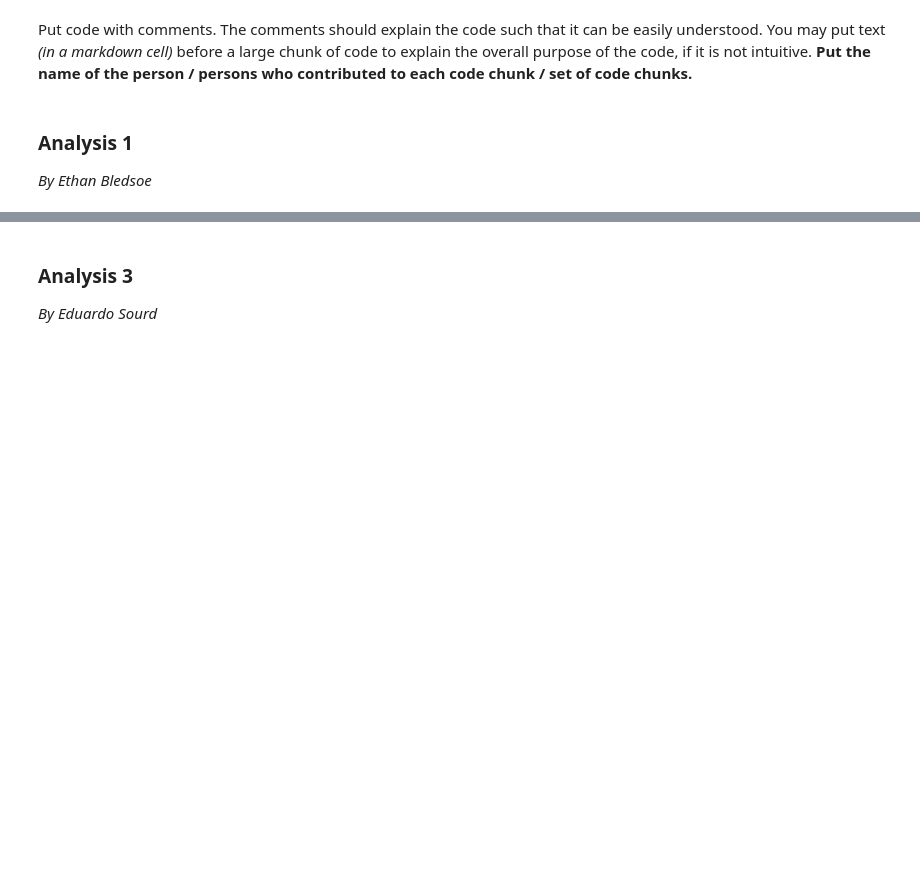
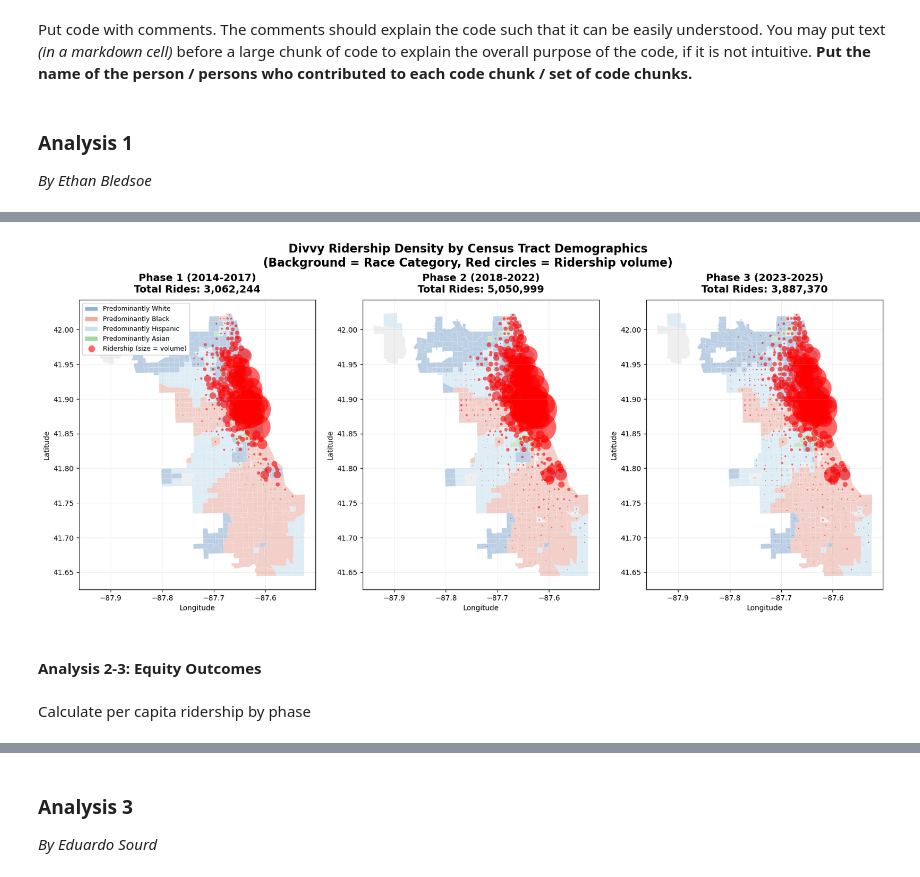
Before and after one commit to junho5400/stat303_final, a Jupyter notebook: Project Code Template.ipynb, the cells around one changed output, grey strips where cells are left out. Drawn from its saved outputs; the diff is of its cells as text; code cells hidden in the pictures; blank space fills up the shorter version.

```diff
--- a/Project Code Template.ipynb
+++ b/Project Code Template.ipynb
@@ -839,0 +1912,80 @@ plt.show()
+# %%
+# Create 3 maps
+fig, axes = plt.subplots(1, 3, figsize=(20, 8))
+
+census_demo_list = [
+    ('Phase 1 (2014-2017)', census_2017),
+    ('Phase 2 (2018-2022)', census_2022),
+    ('Phase 3 (2023-2025)', census_2023)
+]
+
+for idx, (phase_name, census_demo) in enumerate(census_demo_list):
+    ax = axes[idx]
+
+    # Get ridership for this phase
+    phase_ridership = ridership_tract_df[ridership_tract_df['phase'] == phase_name]
+
+    # Merge demographics and ridership
+    census_with_rides = census_demo.merge(
+        phase_ridership[['geoid10', 'ride_count']],
+        on='geoid10',
+        how='left'
+    )
+    census_with_rides['ride_count'].fillna(0, inplace=True)
+
+    # Create base color from demographics
+    census_with_rides['base_color'] = census_with_rides['race_category'].map(race_color_map)
+    census_with_rides['base_color'].fillna('#cccccc', inplace=True)
+
+    # Plot base layer (demographics) with subtle colors
+    census_with_rides.plot(
+        ax=ax,
+        color=census_with_rides['base_color'],
+        edgecolor='white',
+        linewidth=0.5,
+        alpha=0.3
+    )
+
+    # Overlay ridership density as circles
+    tracts_with_rides = census_with_rides[census_with_rides['ride_count'] > 0].copy()
+    tracts_with_rides['centroid'] = tracts_with_rides.geometry.centroid
+
+    # Plot as scatter with size proportional to rides
+    for _, row in tracts_with_rides.iterrows():
+        ax.scatter(
+            row['centroid'].x,
+            row['centroid'].y,
+            s=row['ride_count'] / 100,
+            c='red',
+            alpha=0.6,
+            edgecolors='none'
+        )
+
+    total_rides = census_with_rides['ride_count'].sum()
+    ax.set_title(f'{phase_name}\nTotal Rides: {total_rides:,.0f}',
+                 fontsize=14, fontweight='bold', pad=10)
+    ax.set_xlabel('Longitude', fontsize=10)
+    ax.set_ylabel('Latitude', fontsize=10)
+    ax.grid(True, alpha=0.2)
+
+# Add legend
+legend_elements = [
+    Patch(facecolor=color, edgecolor='white', alpha=0.5, label=cat)
+    for cat, color in race_color_map.items()
+]
+legend_elements.append(
+    Line2D([0], [0], marker='o', color='w',
+          markerfacecolor='red', markersize=10,
+          alpha=0.6, label='Ridership (size = volume)')
+)
+axes[0].legend(handles=legend_elements, loc='upper left', fontsize=9, framealpha=0.95)
+
+plt.suptitle('Divvy Ridership Density by Census Tract Demographics\n(Background = Race Category, Red circles = Ridership volume)',
+             fontsize=16, fontweight='bold', y=0.98)
+plt.show()
+# %% [output]
+[figure, added]
+# %% [markdown]
+#### Analysis 2-3: Equity Outcomes
+# %% [markdown]
+Calculate per capita ridership by phase
```
Also changed, not shown: parts of 71 cells of this notebook, 11 other files.
